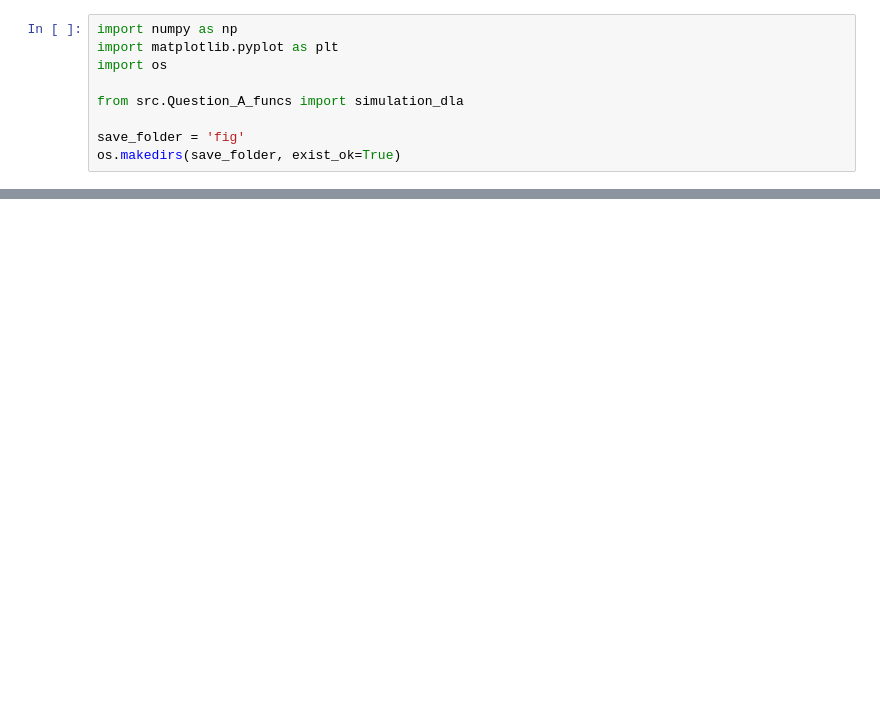
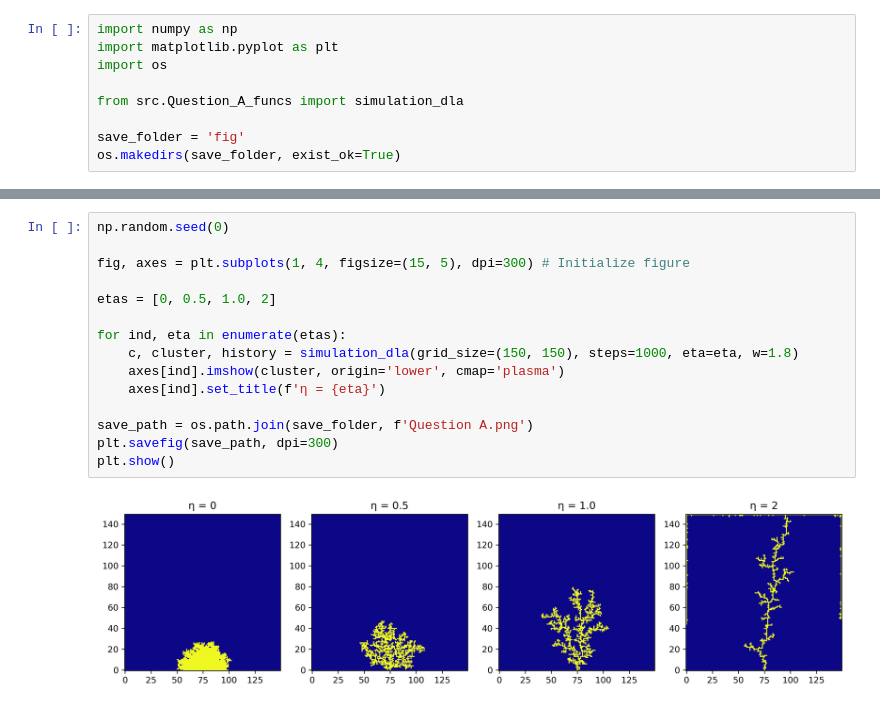
Before and after one commit to francescotiepolo/scientific_computing_assignment2, a Jupyter notebook: Question_A_fig.ipynb, the cells around one changed output, grey strips where cells are left out. Drawn from its saved outputs; the diff is of its cells as text; blank space fills up the shorter version.

```diff
--- a/Question_A_fig.ipynb
+++ b/Question_A_fig.ipynb
@@ -26,0 +24,17 @@ plt.show()
+# %%
+np.random.seed(0)
+
+fig, axes = plt.subplots(1, 4, figsize=(15, 5), dpi=300) # Initialize figure
+
+etas = [0, 0.5, 1.0, 2]
+
+for ind, eta in enumerate(etas):
+    c, cluster, history = simulation_dla(grid_size=(150, 150), steps=1000, eta=eta, w=1.8)
+    axes[ind].imshow(cluster, origin='lower', cmap='plasma')
+    axes[ind].set_title(f'η = {eta}')
+
+save_path = os.path.join(save_folder, f'Question A.png')
+plt.savefig(save_path, dpi=300)
+plt.show()
+# %% [output]
+[figure, added]
```
Also changed, not shown: parts of 1 cell of this notebook, 2 other files.
